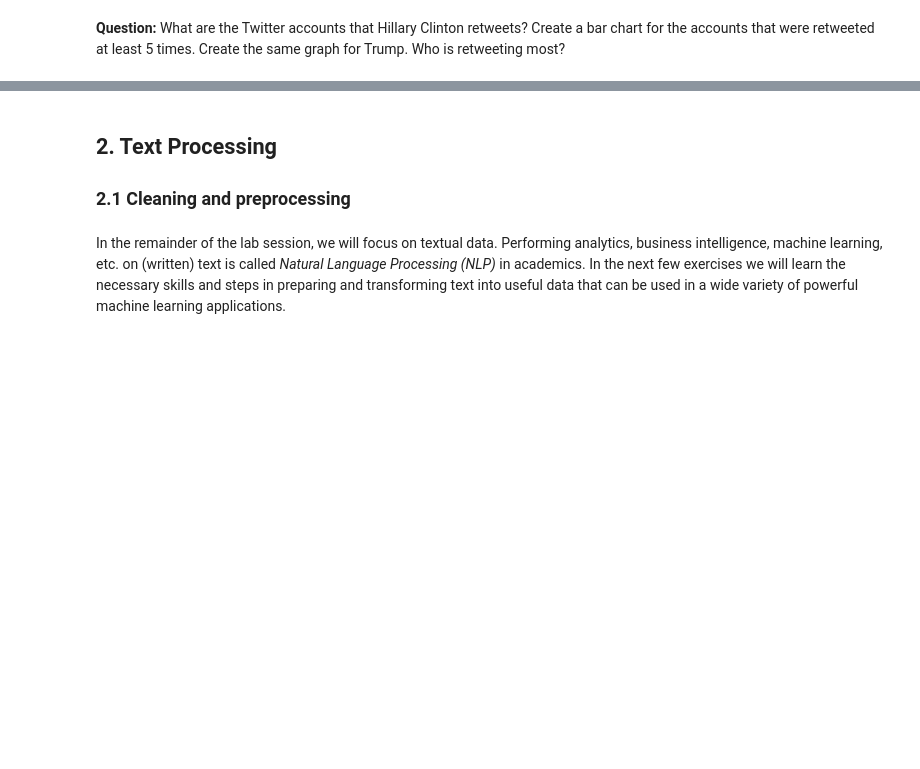
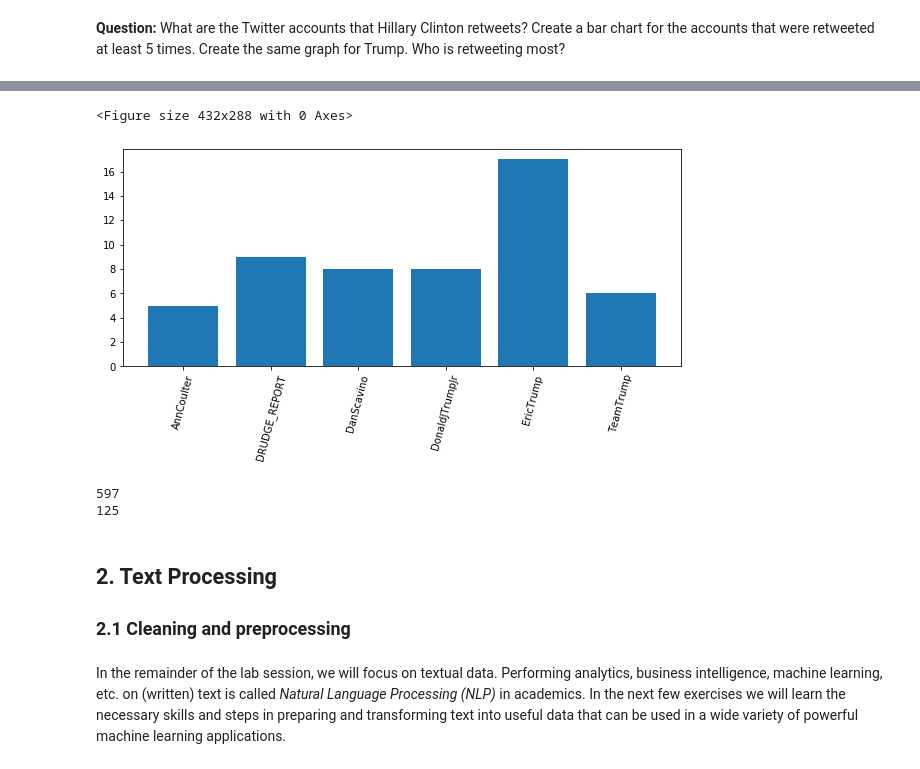
Before and after one commit to gartangh/Natural-Language-Processing-Labs, a Jupyter notebook: Lab 1/NLP_Lab1_student.ipynb, the cells around one changed output, grey strips where cells are left out. Cells and saved outputs as stored; diff of their text form; code cells hidden in the pictures; blank space fills up the shorter version.

```diff
--- a/Lab 1/NLP_Lab1_student.ipynb
+++ b/Lab 1/NLP_Lab1_student.ipynb
@@ -268,3 +387,20 @@ plt.show()
+# %%
+## Answer Q4 (part 2: Donald Trump)
+plt.clf()
+plt.figure(figsize=(10,4))
+plt.bar(freqs_trump.keys(), freqs_trump.values())
+plt.xticks(rotation=75)
+plt.show()
+# %% [output]
+<Figure size 432x288 with 0 Axes>
+[figure, added]
+# %%
+## Answer Q4 (part 3: Who is retweeting the most?)
+print(len(accounts['HillaryClinton']))
+print(len(accounts['realDonaldTrump']))
+# %% [output]
+597
+125
 # %% [markdown]
 ## 2. Text Processing
 ### 2.1 Cleaning and preprocessing
```
Also changed, not shown: parts of 86 cells of this notebook.
